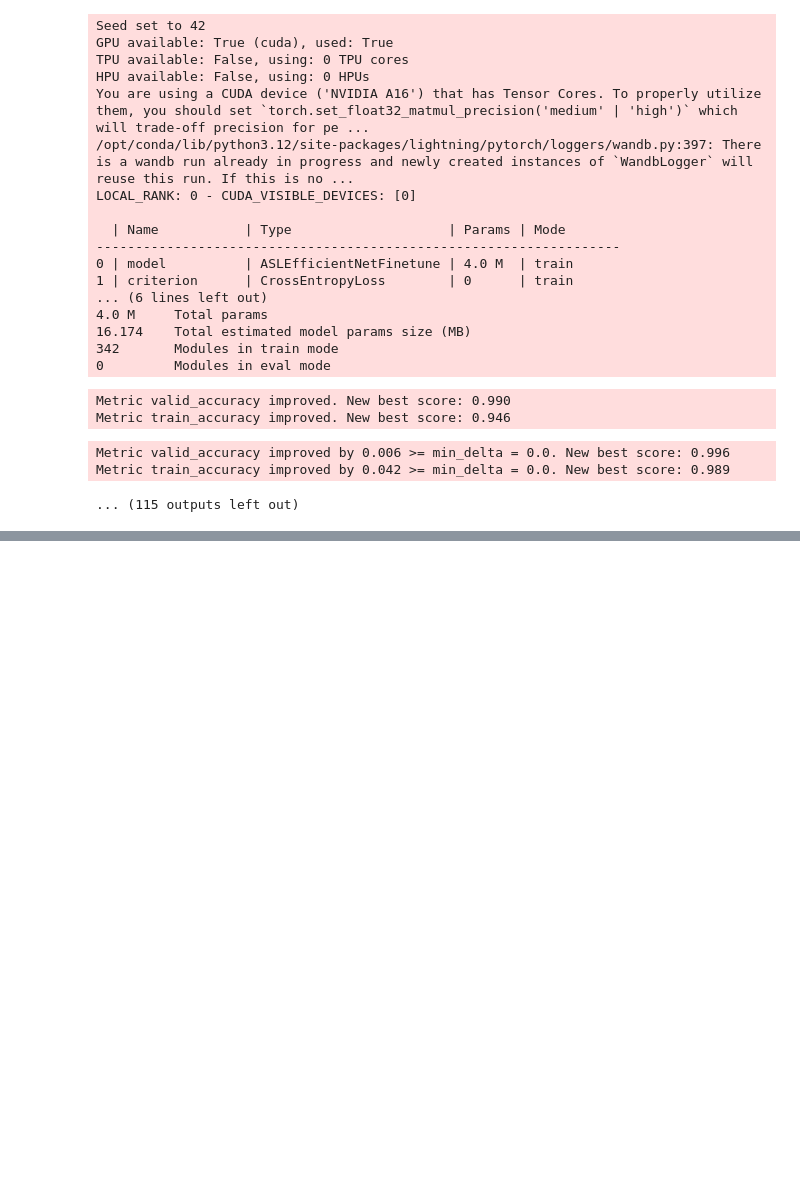
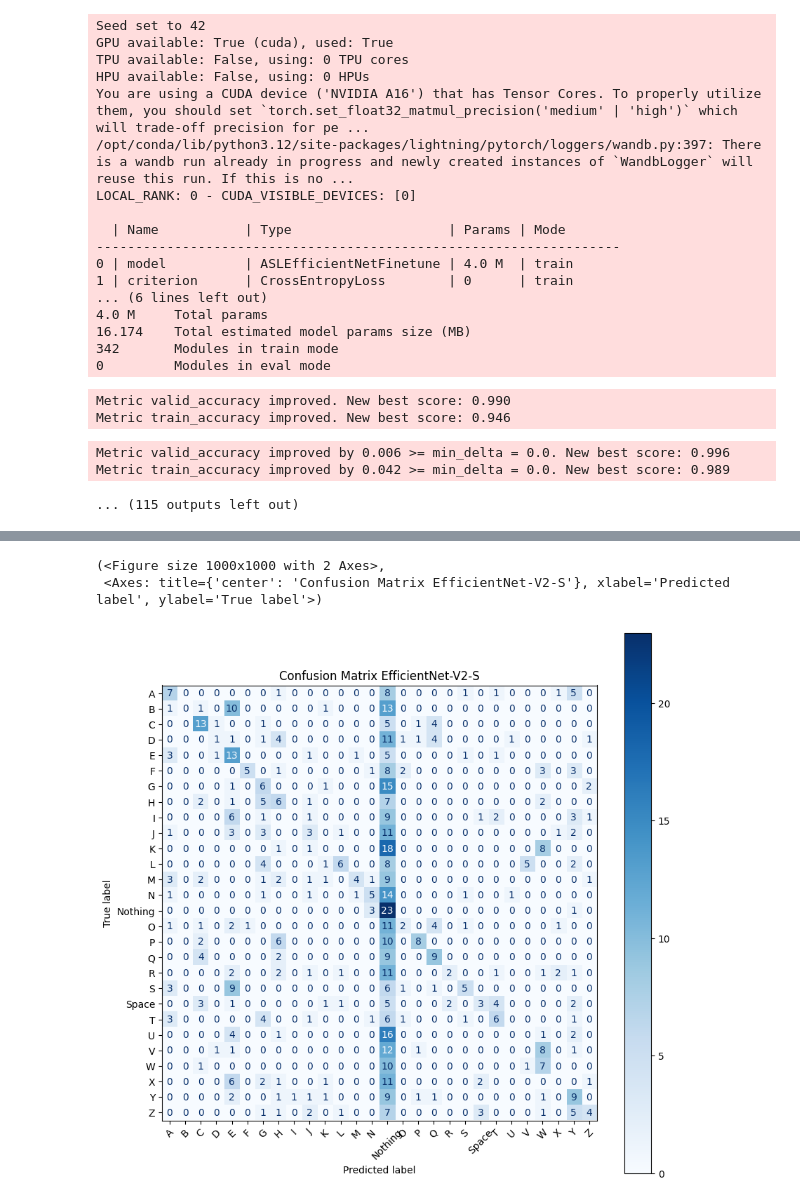
Before and after one commit to V8-Luky/dspro2, a Jupyter notebook: efficientnet.ipynb, the cells around one changed output, grey strips where cells are left out. Saved outputs shown, nothing was run; the diff lists cells and outputs as text; code cells hidden in the pictures; blank space fills up the shorter version.

Commit message:
Implement evaluation logic (#67)

```diff
--- a/efficientnet.ipynb
+++ b/efficientnet.ipynb
@@ -429,4 +368,4 @@ from models.training import PROJECT_NAME, ENTITY_NAME
+# %%
+artifact = "model-tkdfqewx:v0"
 # %%
-architecture = get_asl_efficientnet_model("finetune", get_pretrained_efficientnet_model("b0"), 0, 1)
-
-evaluation = Evaluation("efficientnet-b0-finetune-8-eval", project=PROJECT_NAME, entity=ENTITY_NAME, model_architecture=architecture, artifact="dspro2-silent-speech/silent-speech/model-9cxm05ng:v", datamodule=datamodule)
+evaluation = Evaluation("efficientnet-v2-s-finetune-eval", project=PROJECT_NAME, entity=ENTITY_NAME, model_architecture=architecture, artifact=artifact, datamodule=test_datamodule)
@@ -508,0 +372,2 @@ datamodule.test_dataset.classes[7],datamodule.test_dataset.classes[17],datamodul
+# %%
+results = evaluation()
@@ -508,0 +409,8 @@ datamodule.test_dataset.classes[7],datamodule.test_dataset.classes[17],datamodul
+# %%
+predictions, targets = results
+# %%
+show_confusion_matrix(targets, predictions, title="Confusion Matrix EfficientNet-V2-S")
+# %% [output]
+(<Figure size 1000x1000 with 2 Axes>,
+ <Axes: title={'center': 'Confusion Matrix EfficientNet-V2-S'}, xlabel='Predicted label', ylabel='True label'>)
+[figure, added]
```
Also changed, not shown: parts of 20 cells of this notebook, 5 other files.
